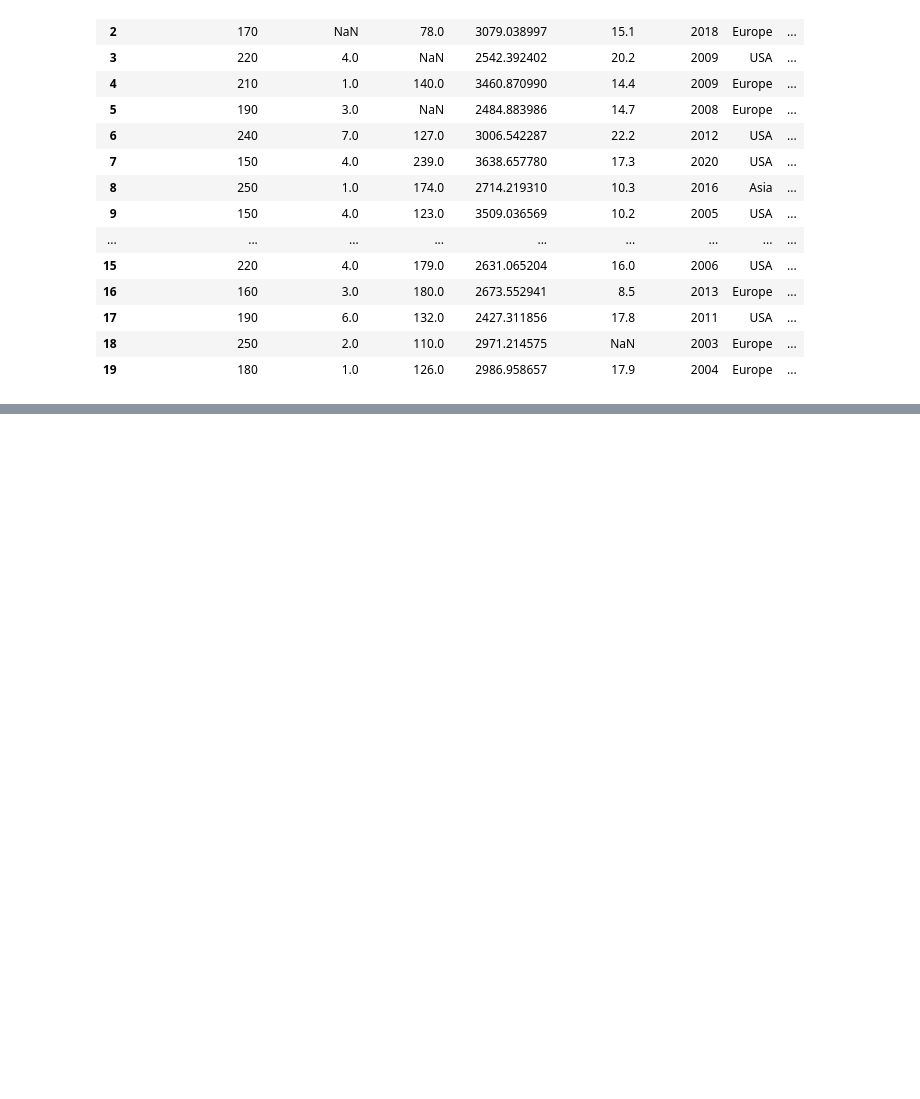
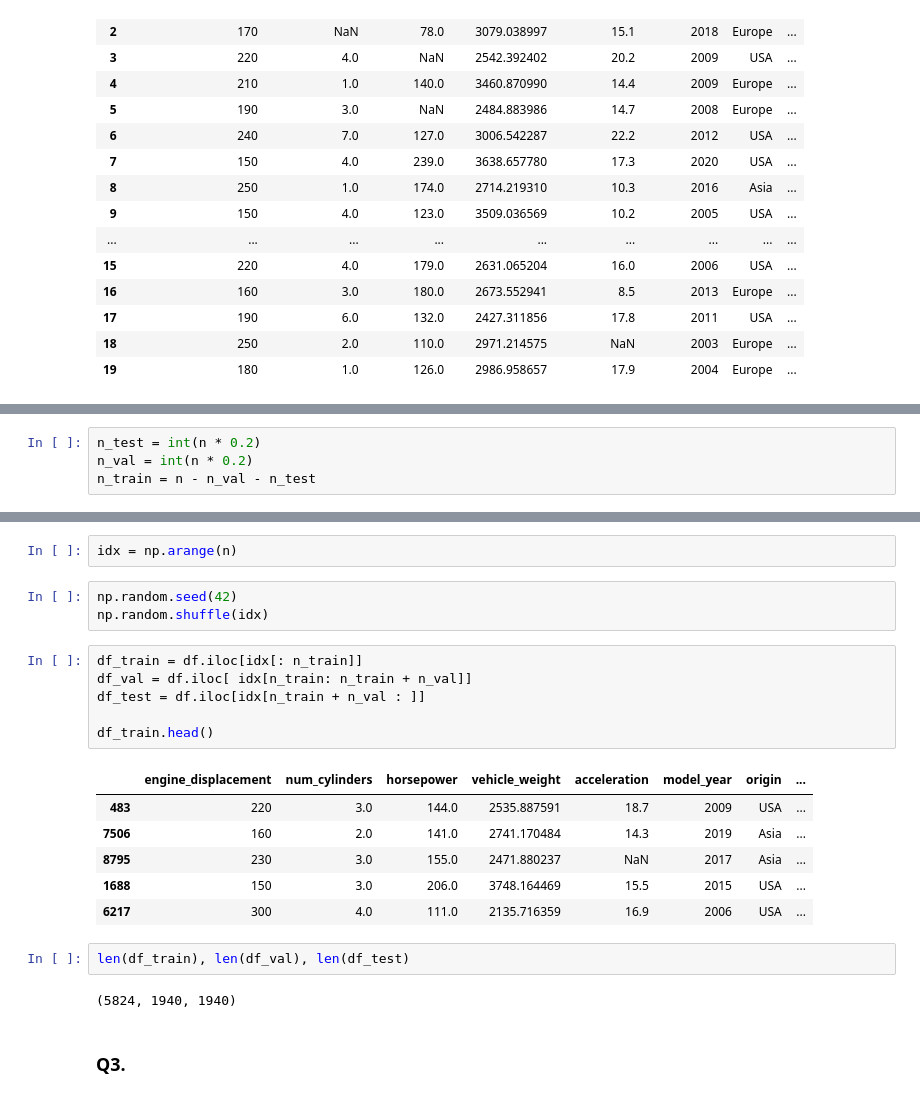
Before and after one commit to Avinashvn/ML-Zoom-camp, a Jupyter notebook: Regression-02/Homework/homework-02.ipynb, the cells around one changed output, grey strips where cells are left out. Drawn from its saved outputs; the diff is of its cells as text; blank space fills up the shorter version.

```diff
--- a/Regression-02/Homework/homework-02.ipynb
+++ b/Regression-02/Homework/homework-02.ipynb
@@ -41,0 +84,4 @@ selected_data.head(8)
+# %%
+n_test = int(n * 0.2)
+n_val = int(n * 0.2)
+n_train = n - n_val - n_test
@@ -41,0 +92,24 @@ selected_data.head(8)
+# %%
+idx = np.arange(n)
+# %%
+np.random.seed(42)
+np.random.shuffle(idx)
+# %%
+df_train = df.iloc[idx[: n_train]]
+df_val = df.iloc[ idx[n_train: n_train + n_val]]
+df_test = df.iloc[idx[n_train + n_val : ]]
+
+df_train.head()
+# %% [output]
+|  | engine_displacement | num_cylinders | horsepower | vehicle_weight | acceleration | model_year | origin | ... |
+| 483 | 220 | 3.0 | 144.0 | 2535.887591 | 18.7 | 2009 | USA | ... |
+| 7506 | 160 | 2.0 | 141.0 | 2741.170484 | 14.3 | 2019 | Asia | ... |
+| 8795 | 230 | 3.0 | 155.0 | 2471.880237 | NaN | 2017 | Asia | ... |
+| 1688 | 150 | 3.0 | 206.0 | 3748.164469 | 15.5 | 2015 | USA | ... |
+| 6217 | 300 | 4.0 | 111.0 | 2135.716359 | 16.9 | 2006 | USA | ... |
+# %%
+len(df_train), len(df_val), len(df_test)
+# %% [output]
+(5824, 1940, 1940)
+# %% [markdown]
+### Q3.
```
Also changed, not shown: parts of 14 cells of this notebook, 1 other file.
